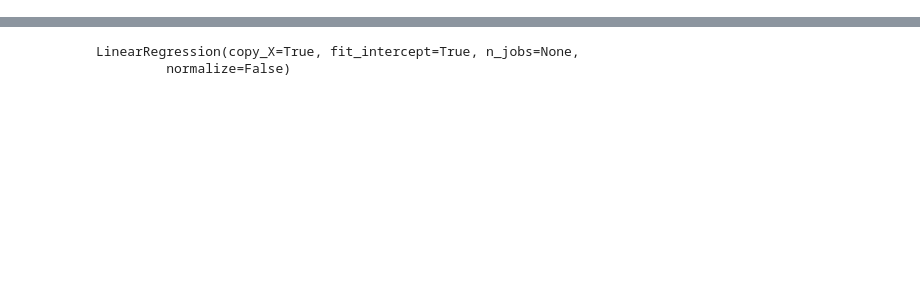
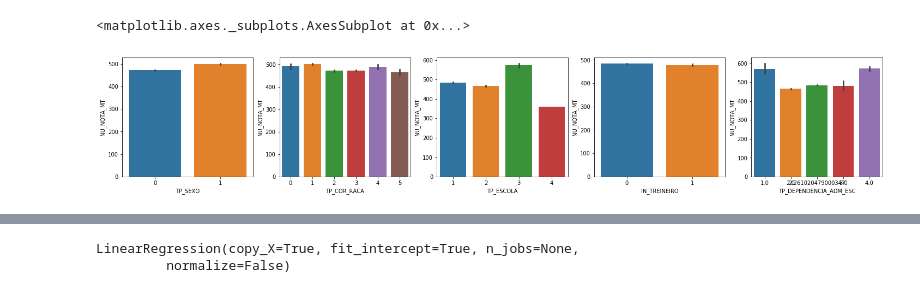
Before and after one commit to nilsoncunha/portfolio, a Jupyter notebook: ENEM/Untitled.ipynb, the cells around one changed output, grey strips where cells are left out. Cells and saved outputs as stored; diff of their text form; code cells hidden in the pictures; blank space fills up the shorter version.

```diff
--- a/ENEM/Untitled.ipynb
+++ b/ENEM/Untitled.ipynb
@@ -71,0 +147,2 @@ X1 = train.loc[:, ['NU_NOTA_CH','NU_NOTA_CN','NU_NOTA_LC','Q006','Q024','Q025','
+# %%
+base['TP_SEXO'] = base['TP_SEXO'].map({'M': 1, 'F': 0})
@@ -71,0 +151,21 @@ X1 = train.loc[:, ['NU_NOTA_CH','NU_NOTA_CN','NU_NOTA_LC','Q006','Q024','Q025','
+# %%
+labelencoder1 = LabelEncoder()
+labelencoder2 = LabelEncoder()
+labelencoder3 = LabelEncoder()
+labelencoder4 = LabelEncoder()
+labelencoder5 = LabelEncoder()
+labelencoder6 = LabelEncoder()
+labelencoder7 = LabelEncoder()
+labelencoder8 = LabelEncoder()
+labelencoder9 = LabelEncoder()
+labelencoder10 = LabelEncoder()
+# %%
+base['Q001'] = labelencoder1.fit_transform(base['Q001'])
+base['Q002'] = labelencoder2.fit_transform(base['Q002'])
+base['Q006'] = labelencoder3.fit_transform(base['Q006'])
+base['Q024'] = labelencoder4.fit_transform(base['Q024'])
+base['Q025'] = labelencoder5.fit_transform(base['Q025'])
+base['Q026'] = labelencoder6.fit_transform(base['Q026'])
+base['Q027'] = labelencoder7.fit_transform(base['Q027'])
+base['Q047'] = labelencoder8.fit_transform(base['Q047'])
+base['SG_UF_RESIDENCIA'] = labelencoder10.fit_transform(base['SG_UF_RESIDENCIA'])
@@ -71,0 +178,4 @@ X1 = train.loc[:, ['NU_NOTA_CH','NU_NOTA_CN','NU_NOTA_LC','Q006','Q024','Q025','
+# %%
+# Recuperando os dados de treino e teste
+train = base.iloc[:train_idx]
+test = base.iloc[train_idx:]
@@ -71,0 +204,10 @@ X1 = train.loc[:, ['NU_NOTA_CH','NU_NOTA_CN','NU_NOTA_LC','Q006','Q024','Q025','
+# %%
+fig, (axis1, axis2, axis3, axis4, axis5) = plt.subplots(1,5, figsize=(25,4))
+sns.barplot(x='TP_SEXO', y='NU_NOTA_MT', data=train, ax=axis1)
+sns.barplot(x='TP_COR_RACA', y='NU_NOTA_MT', data=train, ax=axis2)
+sns.barplot(x='TP_ESCOLA', y='NU_NOTA_MT', data=train, ax=axis3)
+sns.barplot(x='IN_TREINEIRO', y='NU_NOTA_MT', data=train, ax=axis4)
+sns.barplot(x='TP_DEPENDENCIA_ADM_ESC', y='NU_NOTA_MT', data=train, ax=axis5)
+# %% [output]
+<matplotlib.axes._subplots.AxesSubplot at 0x...>
+[figure, added]
```
Also changed, not shown: parts of 78 cells of this notebook, 4 other files.
